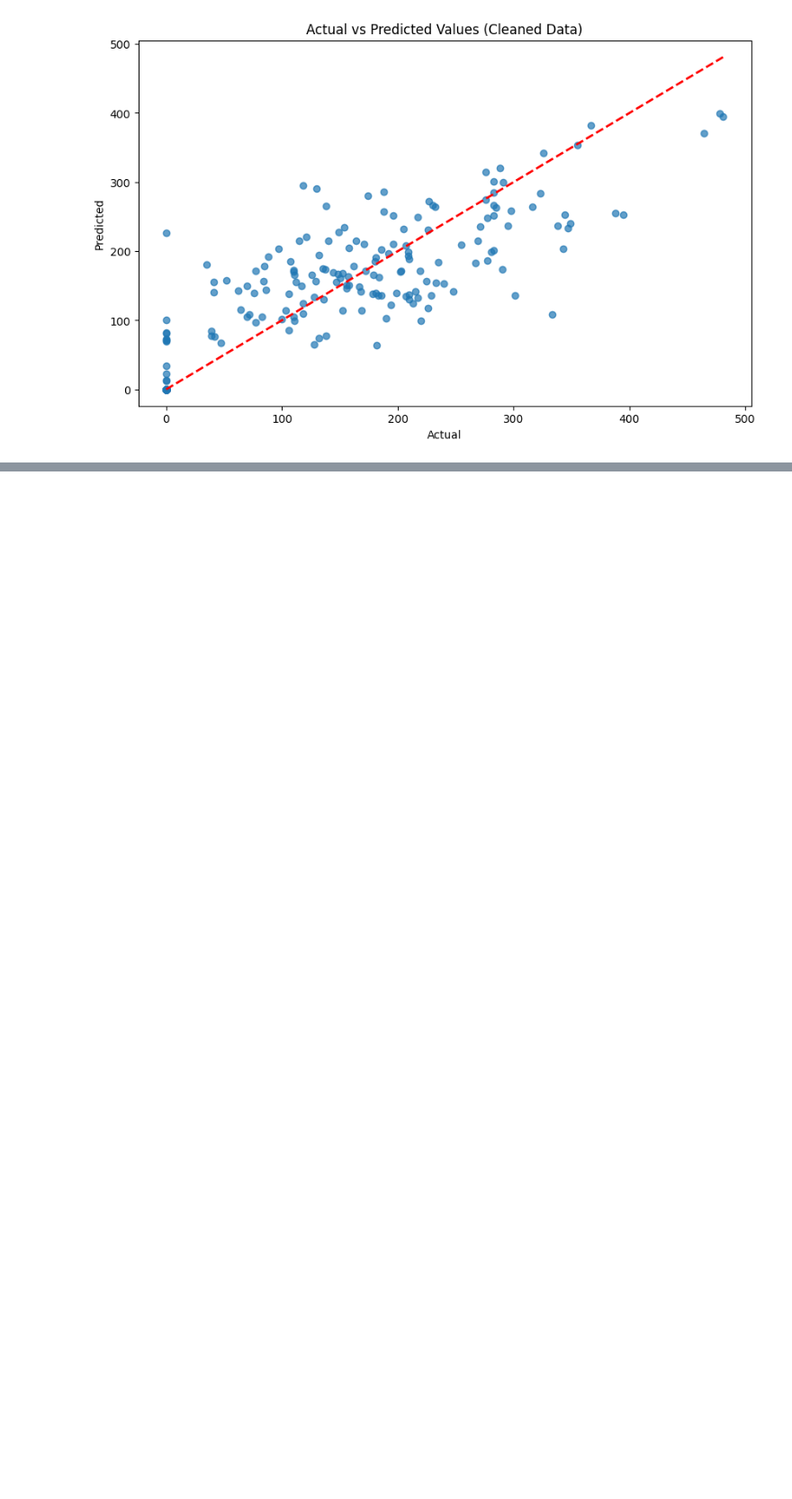
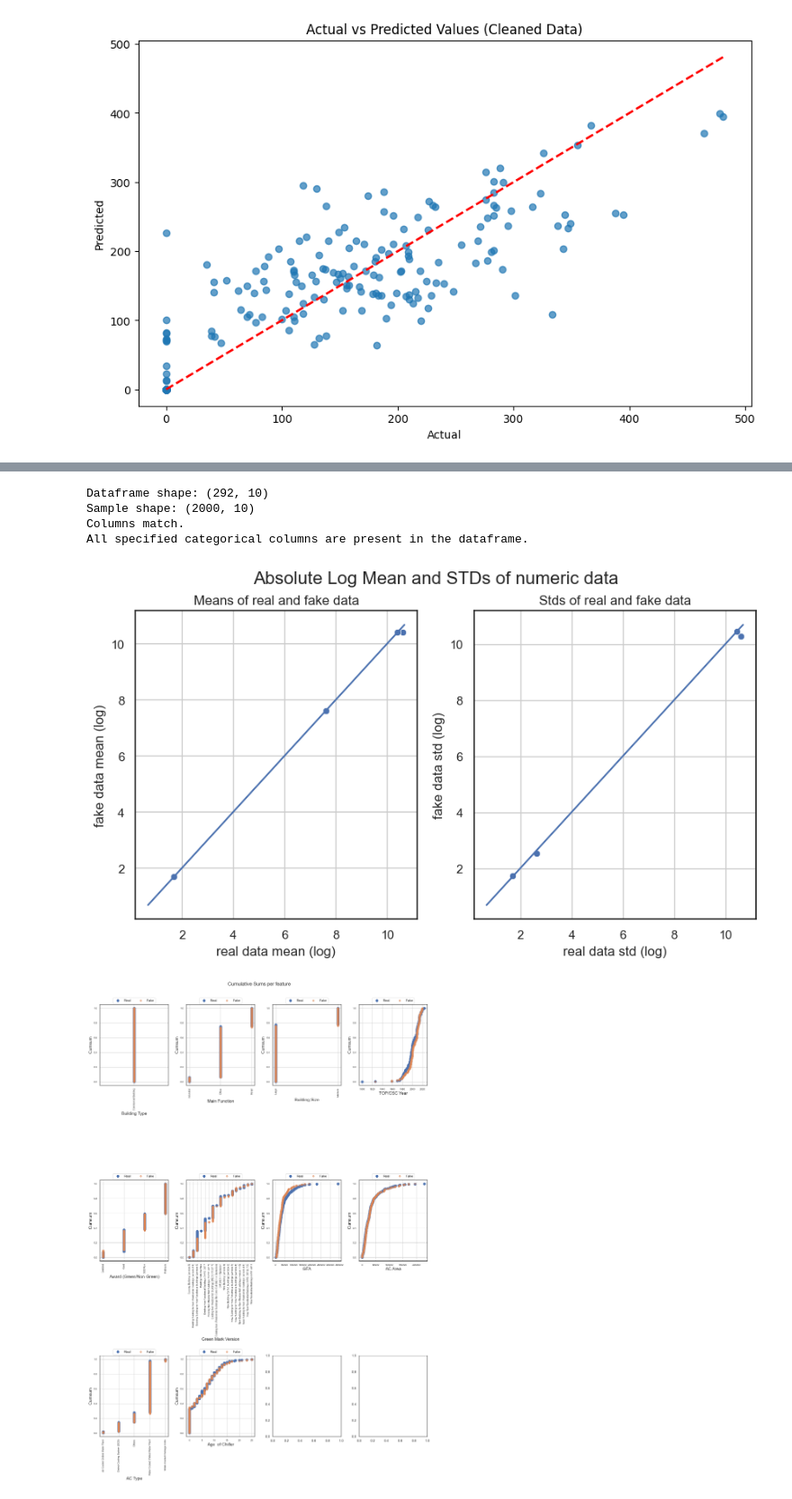
Before and after one commit to aakashsyadav1999/building_energy_prediction, a Jupyter notebook: research/building_energy_predictor.ipynb, the cells around one changed output, grey strips where cells are left out. Shown at 90% size. Cells and saved outputs as stored; diff of their text form; code cells hidden in the pictures; blank space fills up the shorter version.

```diff
--- a/research/building_energy_predictor.ipynb
+++ b/research/building_energy_predictor.ipynb
@@ -386,0 +483,7 @@ plt.show()
+# %%
+columns_to_remove_comma = ['GFA','AC Area']
+
+for col in columns_to_remove_comma:
+    df[col] = df[col].astype(str).str.replace(",", "").astype(float)
+
+df['GFA'] = df['GFA'].astype(float)
@@ -386,0 +533,62 @@ plt.show()
+# %%
+sample['Building Size'].fillna('Not Given',inplace=True)
+sample['Award (Green/Non-Green)'].fillna('Not Given',inplace=True)
+sample['Green Mark Version'].fillna('Not Given',inplace=True)
+sample['AC Type'].fillna('Not Given',inplace=True)
+# %%
+columns_to_remove_comma = ['GFA','AC Area']
+
+for col in columns_to_remove_comma:
+    sample[col] = sample[col].astype(str).str.replace(",", "").astype(float)
+
+sample['GFA'] = sample['GFA'].astype(float)
+# %%
+# from table_evaluator import TableEvaluator
+
+# print(df.shape,sample.shape)
+# table_evaluator = TableEvaluator(df,sample,cat_cols=categorical_columns)
+
+# table_evaluator.visual_evaluation()
+
+import pandas as pd
+from table_evaluator import TableEvaluator
+
+categorical_columns = ["Building Type", "Main Function", "Building Size", "Award (Green/Non-Green)", "Green Mark Version", "AC Type"]
+
+print("Dataframe shape:", df.shape)
+print("Sample shape:", sample.shape)
+
+# Step 1: Check for empty dataframes
+if df.empty or sample.empty:
+    print("One of the dataframes is empty!")
+
+# Step 2: Check column alignment
+if not (df.columns == sample.columns).all():
+    print("Columns do not match!")
+    print("df columns:", df.columns)
+    print("sample columns:", sample.columns)
+else:
+    print("Columns match.")
+
+# Step 3: Check categorical columns
+missing_columns = [col for col in categorical_columns if col not in df.columns]
+if missing_columns:
+    print("The following categorical columns are missing in the dataframe:", missing_columns)
+else:
+    print("All specified categorical columns are present in the dataframe.")
+
+# Create the TableEvaluator instance
+table_evaluator = TableEvaluator(df, sample, cat_cols=categorical_columns)
+
+# Perform visual evaluation
+try:
+    table_evaluator.visual_evaluation()
+except ValueError as e:
+    print("Error during visual evaluation:", e)
+# %% [output]
+Dataframe shape: (292, 10)
+Sample shape: (2000, 10)
+Columns match.
+All specified categorical columns are present in the dataframe.
+[figure, added]
+[figure, added]
```
Also changed, not shown: parts of 17 cells of this notebook.
